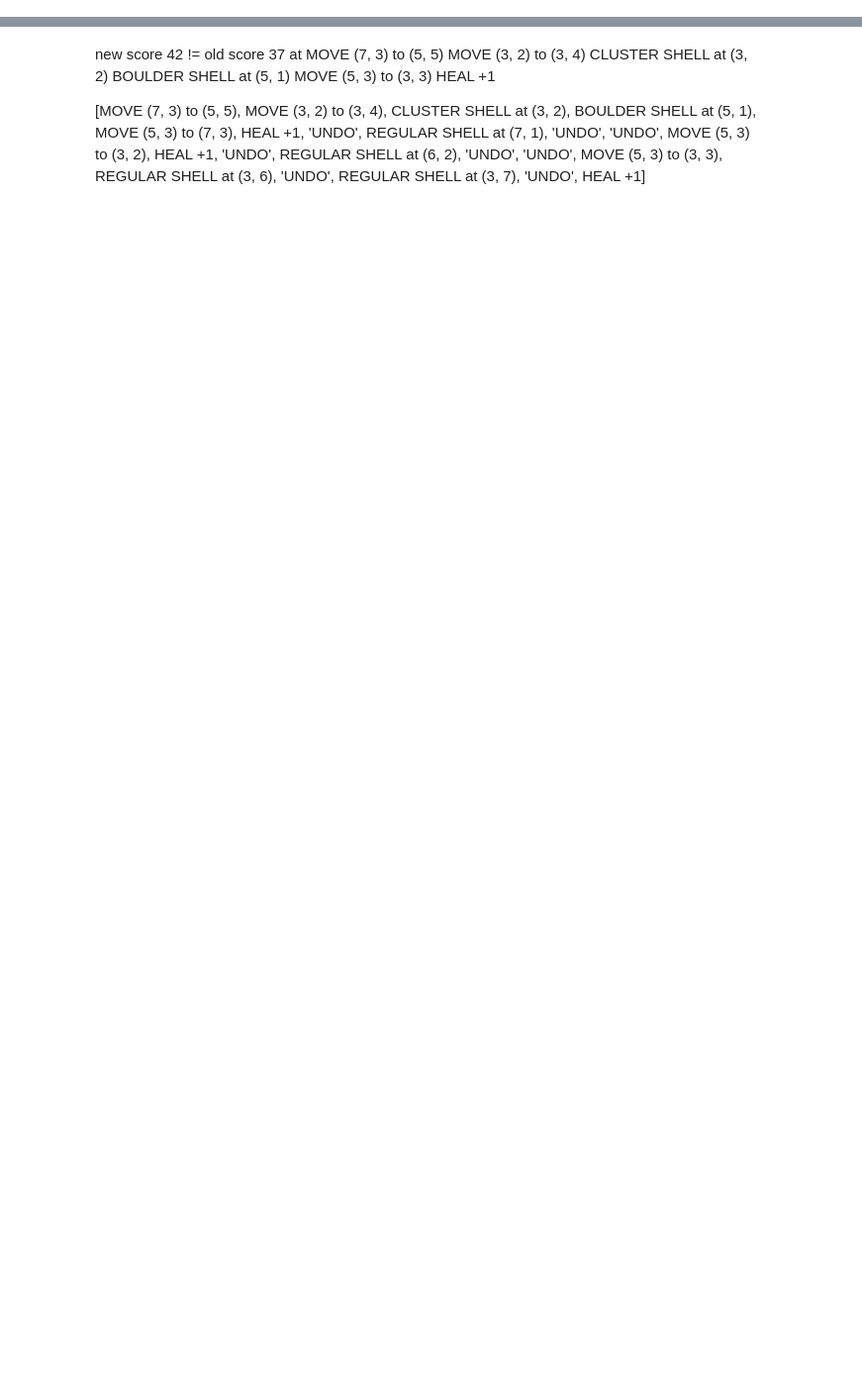
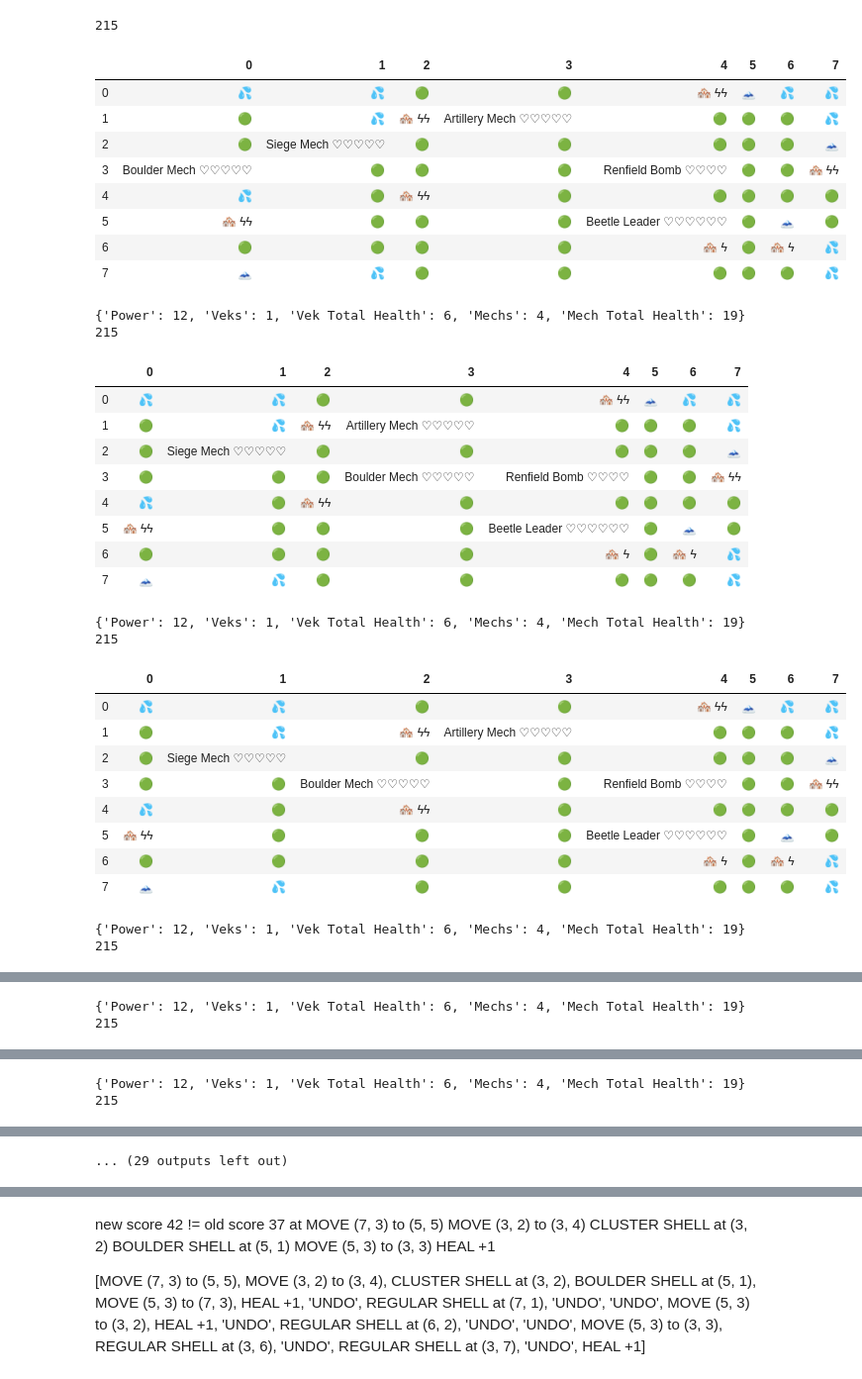
Before and after one commit to GuitarMusashi616/BreachSolver, a Jupyter notebook: game.ipynb, the cells around one changed output, grey strips where cells are left out. Shown at 99% size. Drawn from its saved outputs; the diff is of its cells as text; code cells hidden in the pictures; blank space fills up the shorter version.

Commit message:
added missing files and added comments on how to use in game.ipynb for sarcus :)

```diff
--- a/game.ipynb
+++ b/game.ipynb
@@ -26,0 +32,23 @@ from melee import *
+# %%
+# example setup of the board
+# the gridparser string specifies the type of environment tiles the battleground consists of
+# eg. 2w2g=m2w/  means row has 2 water tiles followed by 2 grass, a double power (=), a mountain, 2 water, and (/) which denotes next row
+
+# the unitparser string specifies the veks and meks that are on the board
+# 8o/ means 8 empty spaces then next row
+# 5od/ means 5 empty followed by deathball (volcano bomb that does 5 damage)
+# m means mech (followed by mech name, max health, health, and moves)
+# v means vek (followed by vek name, max health, health, attack order, direction it's facing (optional), and offset (optional))
+
+# check main.py for examples on how to setup board without the unit/grid parser
+def renfield1():
+    grid = GridParser.from_string("2w2g=m2w/gw=4gw/7gm/7g=/wg=5g/=5gmg/4g=g=w/mw5gw")
+    return UnitParser(grid).from_string("""
+    8o/
+    5od/
+    3om(Artillery Mech_5_5_4)m(Siege Mech_5_5_3)/
+    odom(Boulder Mech_5_5_4)m(Renfield Bomb_4_4_0)v(Firefly_3_3_#4_E)/
+    5ov(Blobber_3_3_#5)d/
+    ov(Hornet_2_2_#3_W)d2os/
+    ossv(Beetle Leader_6_6_#2_E)ov(Blob_1_1_#6_N)/
+    """)
@@ -26,0 +106,6 @@ from melee import *
+# %%
+# create the a "grid" which can be viewed with grid.show()
+grid = renfield1()
+# %%
+# calculate all potential moves up to a max of (7) moves into the future (use a smaller # if taking too long)
+dfs = DFS(grid, 7)
@@ -26,0 +141,4 @@ from melee import *
+# %%
+# uses the depth first search (dfs) object and the grid layout to create a visualization of all potential outcomes
+# for the given grid
+v = DFSViewer(renfield1(), dfs)
@@ -26,0 +241,40 @@ from melee import *
+# %%
+# shows you how the top 20 outcomes look,
+# good for deciding how you want the game to go since the best outcome isn't always obvious
+for i in range(20):
+    v.show(i)
+# %% [output]
+215
+|  | 0 | 1 | 2 | 3 | 4 | 5 | 6 | 7 |
+| 0 | 💦 | 💦 | 🟢 | 🟢 | 🏘️ ϟϟ | 🗻 | 💦 | 💦 |
+| 1 | 🟢 | 💦 | 🏘️ ϟϟ | Artillery Mech ♡♡♡♡♡ | 🟢 | 🟢 | 🟢 | 💦 |
+| 2 | 🟢 | Siege Mech ♡♡♡♡♡ | 🟢 | 🟢 | 🟢 | 🟢 | 🟢 | 🗻 |
+| 3 | Boulder Mech ♡♡♡♡♡ | 🟢 | 🟢 | 🟢 | Renfield Bomb ♡♡♡♡ | 🟢 | 🟢 | 🏘️ ϟϟ |
+| 4 | 💦 | 🟢 | 🏘️ ϟϟ | 🟢 | 🟢 | 🟢 | 🟢 | 🟢 |
+| 5 | 🏘️ ϟϟ | 🟢 | 🟢 | 🟢 | Beetle Leader ♡♡♡♡♡♡ | 🟢 | 🗻 | 🟢 |
+| 6 | 🟢 | 🟢 | 🟢 | 🟢 | 🏘️ ϟ | 🟢 | 🏘️ ϟ | 💦 |
+| 7 | 🗻 | 💦 | 🟢 | 🟢 | 🟢 | 🟢 | 🟢 | 💦 |
+{'Power': 12, 'Veks': 1, 'Vek Total Health': 6, 'Mechs': 4, 'Mech Total Health': 19}
+215
+|  | 0 | 1 | 2 | 3 | 4 | 5 | 6 | 7 |
+| 0 | 💦 | 💦 | 🟢 | 🟢 | 🏘️ ϟϟ | 🗻 | 💦 | 💦 |
+| 1 | 🟢 | 💦 | 🏘️ ϟϟ | Artillery Mech ♡♡♡♡♡ | 🟢 | 🟢 | 🟢 | 💦 |
+| 2 | 🟢 | Siege Mech ♡♡♡♡♡ | 🟢 | 🟢 | 🟢 | 🟢 | 🟢 | 🗻 |
+| 3 | 🟢 | 🟢 | 🟢 | Boulder Mech ♡♡♡♡♡ | Renfield Bomb ♡♡♡♡ | 🟢 | 🟢 | 🏘️ ϟϟ |
+| 4 | 💦 | 🟢 | 🏘️ ϟϟ | 🟢 | 🟢 | 🟢 | 🟢 | 🟢 |
+| 5 | 🏘️ ϟϟ | 🟢 | 🟢 | 🟢 | Beetle Leader ♡♡♡♡♡♡ | 🟢 | 🗻 | 🟢 |
+| 6 | 🟢 | 🟢 | 🟢 | 🟢 | 🏘️ ϟ | 🟢 | 🏘️ ϟ | 💦 |
+| 7 | 🗻 | 💦 | 🟢 | 🟢 | 🟢 | 🟢 | 🟢 | 💦 |
+{'Power': 12, 'Veks': 1, 'Vek Total Health': 6, 'Mechs': 4, 'Mech Total Health': 19}
+215
+|  | 0 | 1 | 2 | 3 | 4 | 5 | 6 | 7 |
+| 0 | 💦 | 💦 | 🟢 | 🟢 | 🏘️ ϟϟ | 🗻 | 💦 | 💦 |
+| 1 | 🟢 | 💦 | 🏘️ ϟϟ | Artillery Mech ♡♡♡♡♡ | 🟢 | 🟢 | 🟢 | 💦 |
+| 2 | 🟢 | Siege Mech ♡♡♡♡♡ | 🟢 | 🟢 | 🟢 | 🟢 | 🟢 | 🗻 |
+| 3 | 🟢 | 🟢 | Boulder Mech ♡♡♡♡♡ | 🟢 | Renfield Bomb ♡♡♡♡ | 🟢 | 🟢 | 🏘️ ϟϟ |
+| 4 | 💦 | 🟢 | 🏘️ ϟϟ | 🟢 | 🟢 | 🟢 | 🟢 | 🟢 |
+| 5 | 🏘️ ϟϟ | 🟢 | 🟢 | 🟢 | Beetle Leader ♡♡♡♡♡♡ | 🟢 | 🗻 | 🟢 |
+| 6 | 🟢 | 🟢 | 🟢 | 🟢 | 🏘️ ϟ | 🟢 | 🏘️ ϟ | 💦 |
+| 7 | 🗻 | 💦 | 🟢 | 🟢 | 🟢 | 🟢 | 🟢 | 💦 |
+{'Power': 12, 'Veks': 1, 'Vek Total Health': 6, 'Mechs': 4, 'Mech Total Health': 19}
+215
@@ -26,0 +290,2 @@ from melee import *
+{'Power': 12, 'Veks': 1, 'Vek Total Health': 6, 'Mechs': 4, 'Mech Total Health': 19}
+215
@@ -26,0 +301,2 @@ from melee import *
+{'Power': 12, 'Veks': 1, 'Vek Total Health': 6, 'Mechs': 4, 'Mech Total Health': 19}
+215
@@ -26,0 +312 @@ from melee import *
+... (29 outputs left out)
```
Also changed, not shown: parts of 37 cells of this notebook, 17 other files.
